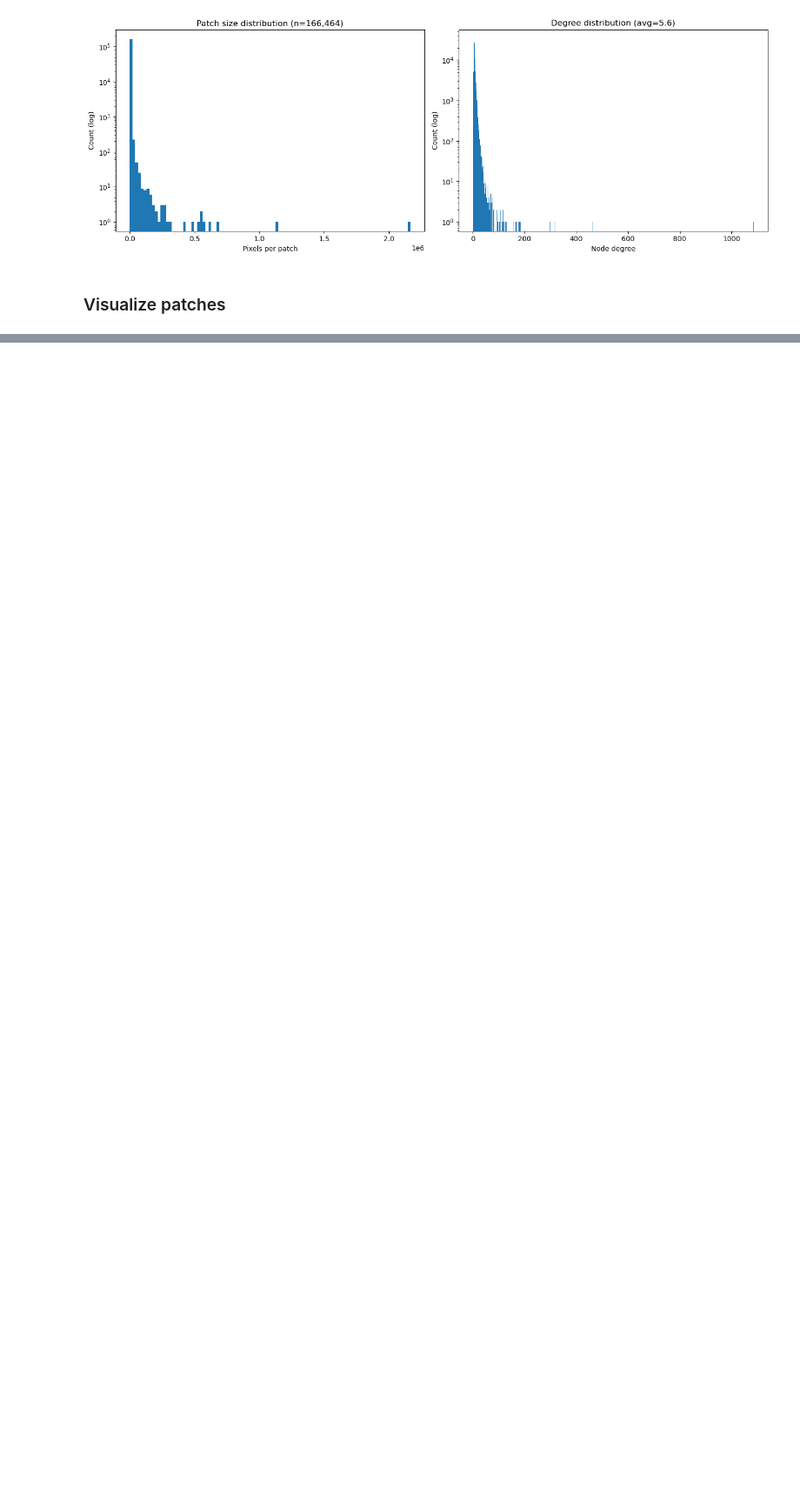
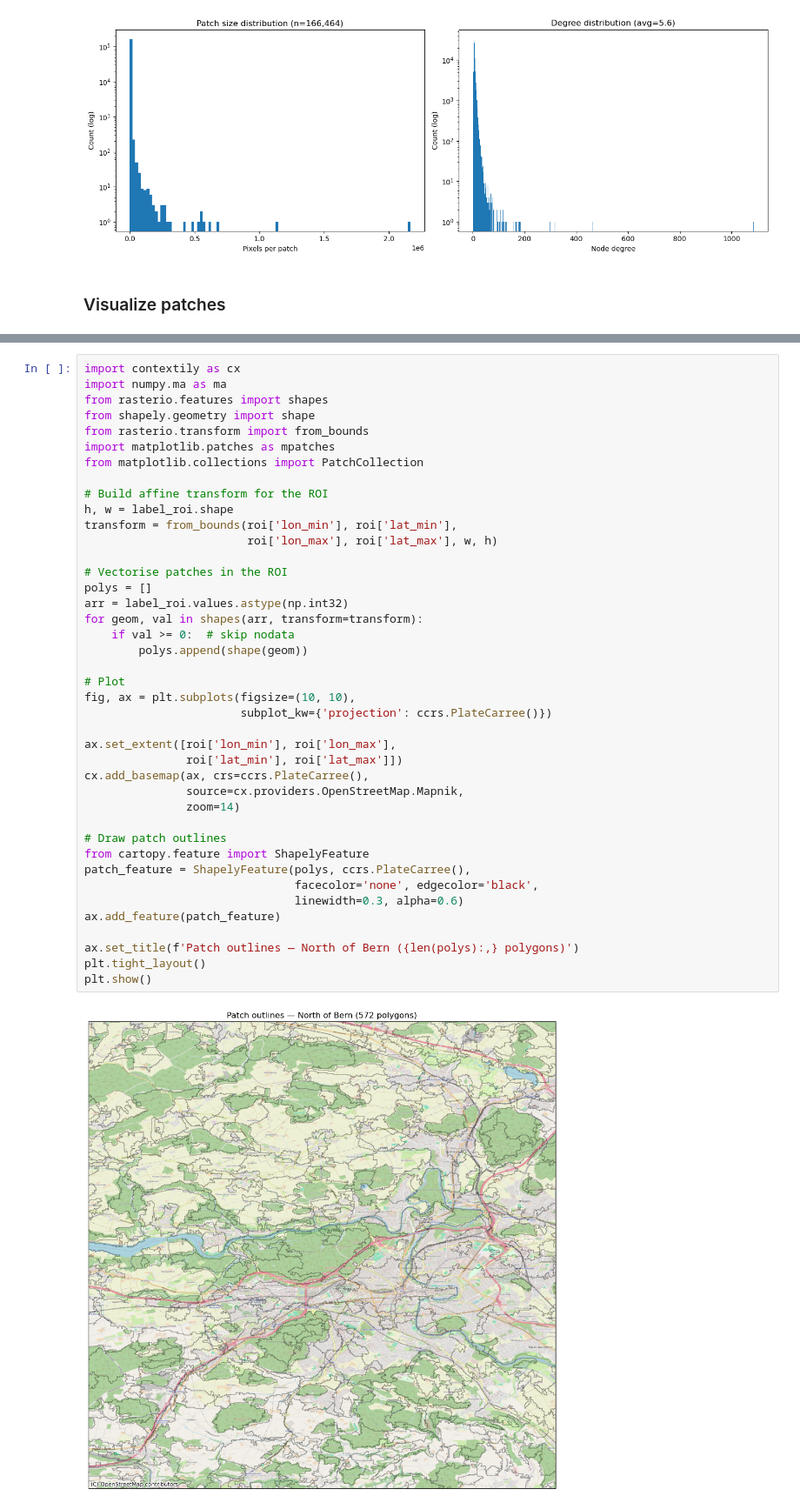
Before and after one commit to Kronmar-Bafu/cas-aml-project, a Jupyter notebook: 12_patch_network.ipynb, the cells around one changed output, grey strips where cells are left out. Shown at 87% size. Saved outputs shown, nothing was run; the diff lists cells and outputs as text; blank space fills up the shorter version.

```diff
--- a/12_patch_network.ipynb
+++ b/12_patch_network.ipynb
@@ -382,0 +396,43 @@ plt.show()
+# %%
+import contextily as cx
+import numpy.ma as ma
+from rasterio.features import shapes
+from shapely.geometry import shape
+from rasterio.transform import from_bounds
+import matplotlib.patches as mpatches
+from matplotlib.collections import PatchCollection
+
+# Build affine transform for the ROI
+h, w = label_roi.shape
+transform = from_bounds(roi['lon_min'], roi['lat_min'],
+                        roi['lon_max'], roi['lat_max'], w, h)
+
+# Vectorise patches in the ROI
+polys = []
+arr = label_roi.values.astype(np.int32)
+for geom, val in shapes(arr, transform=transform):
+    if val >= 0:  # skip nodata
+        polys.append(shape(geom))
+
+# Plot
+fig, ax = plt.subplots(figsize=(10, 10),
+                       subplot_kw={'projection': ccrs.PlateCarree()})
+
+ax.set_extent([roi['lon_min'], roi['lon_max'],
+               roi['lat_min'], roi['lat_max']])
+cx.add_basemap(ax, crs=ccrs.PlateCarree(),
+               source=cx.providers.OpenStreetMap.Mapnik,
+               zoom=14)
+
+# Draw patch outlines
+from cartopy.feature import ShapelyFeature
+patch_feature = ShapelyFeature(polys, ccrs.PlateCarree(),
+                               facecolor='none', edgecolor='black',
+                               linewidth=0.3, alpha=0.6)
+ax.add_feature(patch_feature)
+
+ax.set_title(f'Patch outlines — North of Bern ({len(polys):,} polygons)')
+plt.tight_layout()
+plt.show()
+# %% [output]
+[figure, added]
```
Also changed, not shown: parts of 5 cells of this notebook, 25 other files.
